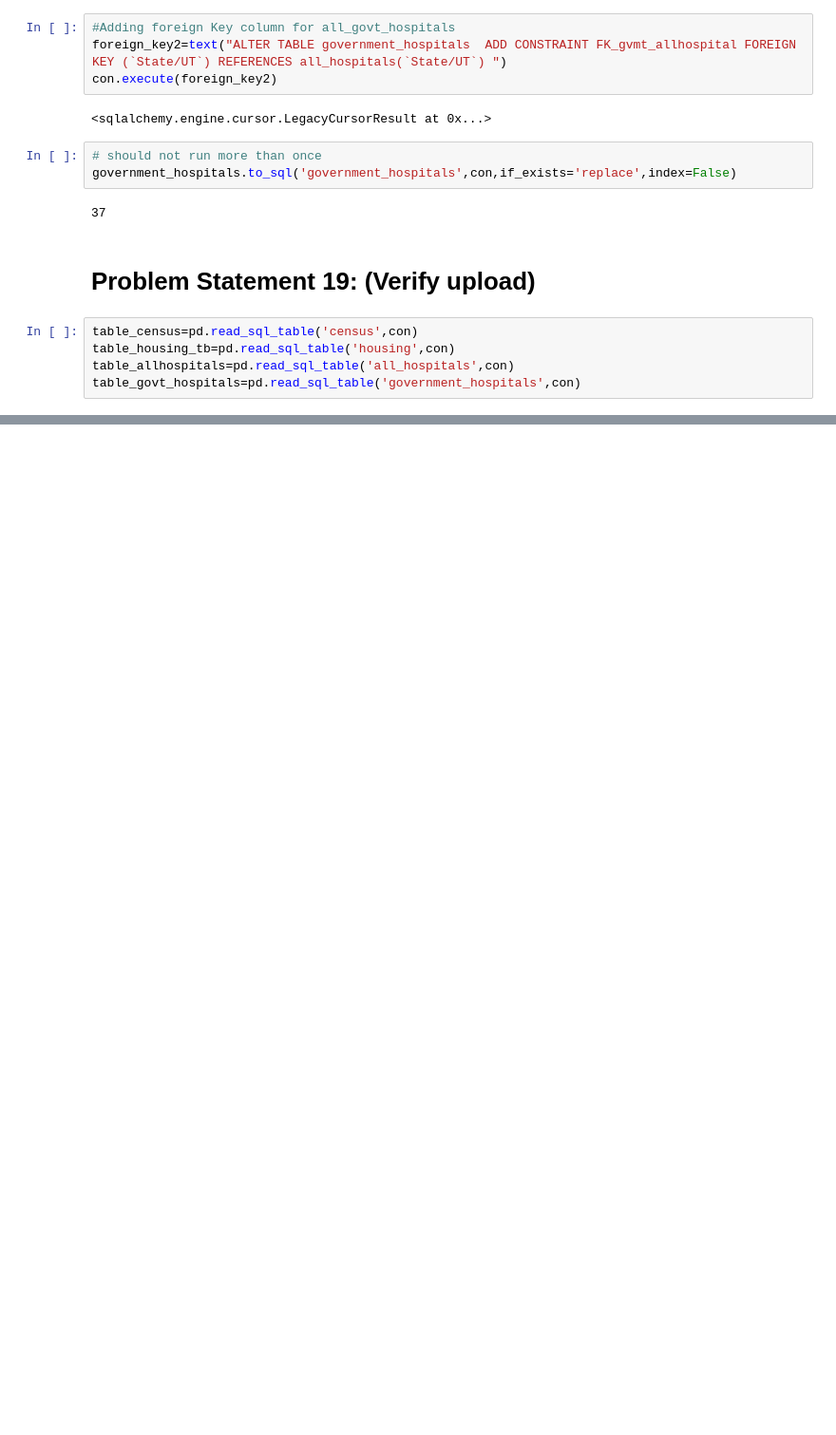
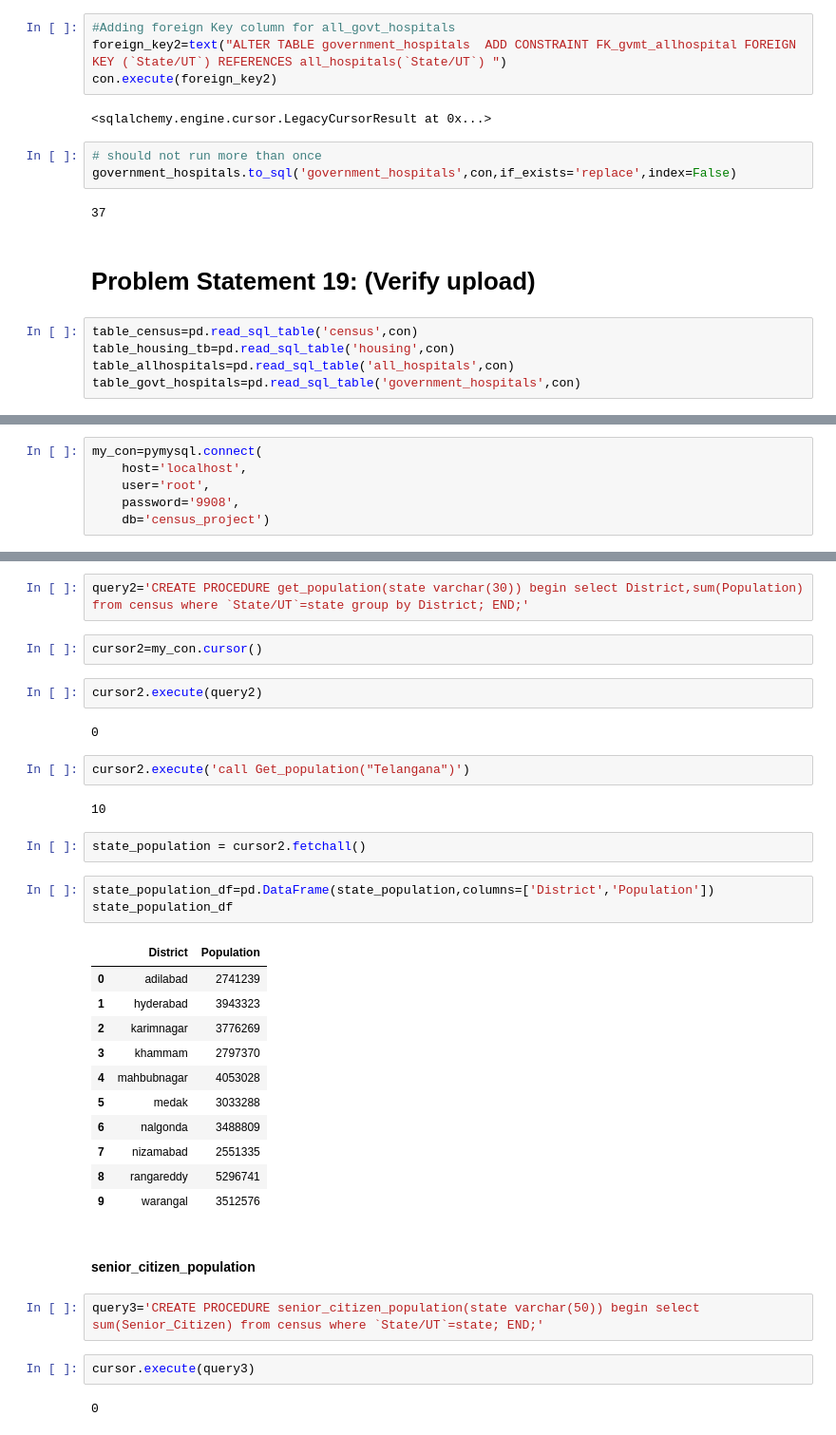
Before and after one commit to sudheer-k-r/census-project, a Jupyter notebook: healthcare-census-project1.ipynb, the cells around one changed output, grey strips where cells are left out. Shown at 95% size. Saved outputs shown, nothing was run; the diff lists cells and outputs as text; blank space fills up the shorter version.

```diff
--- a/healthcare-census-project1.ipynb
+++ b/healthcare-census-project1.ipynb
@@ -1975,0 +1982,6 @@ result_df
+# %%
+my_con=pymysql.connect(
+    host='localhost',
+    user='root',
+    password='9908',
+    db='census_project')
@@ -1975,0 +2012,37 @@ result_df
+# %%
+query2='CREATE PROCEDURE get_population(state varchar(30)) begin select District,sum(Population) from census where `State/UT`=state group by District; END;'
+# %%
+cursor2=my_con.cursor()
+# %%
+cursor2.execute(query2)
+# %% [output]
+0
+# %%
+cursor2.execute('call Get_population("Telangana")')
+# %% [output]
+10
+# %%
+state_population = cursor2.fetchall()
+# %%
+state_population_df=pd.DataFrame(state_population,columns=['District','Population'])
+state_population_df
+# %% [output]
+|  | District | Population |
+| 0 | adilabad | 2741239 |
+| 1 | hyderabad | 3943323 |
+| 2 | karimnagar | 3776269 |
+| 3 | khammam | 2797370 |
+| 4 | mahbubnagar | 4053028 |
+| 5 | medak | 3033288 |
+| 6 | nalgonda | 3488809 |
+| 7 | nizamabad | 2551335 |
+| 8 | rangareddy | 5296741 |
+| 9 | warangal | 3512576 |
+# %% [markdown]
+#### senior_citizen_population
+# %%
+query3='CREATE PROCEDURE senior_citizen_population(state varchar(50)) begin select sum(Senior_Citizen) from census where `State/UT`=state; END;'
+# %%
+cursor.execute(query3)
+# %% [output]
+0
```
Also changed, not shown: parts of 75 cells of this notebook.
